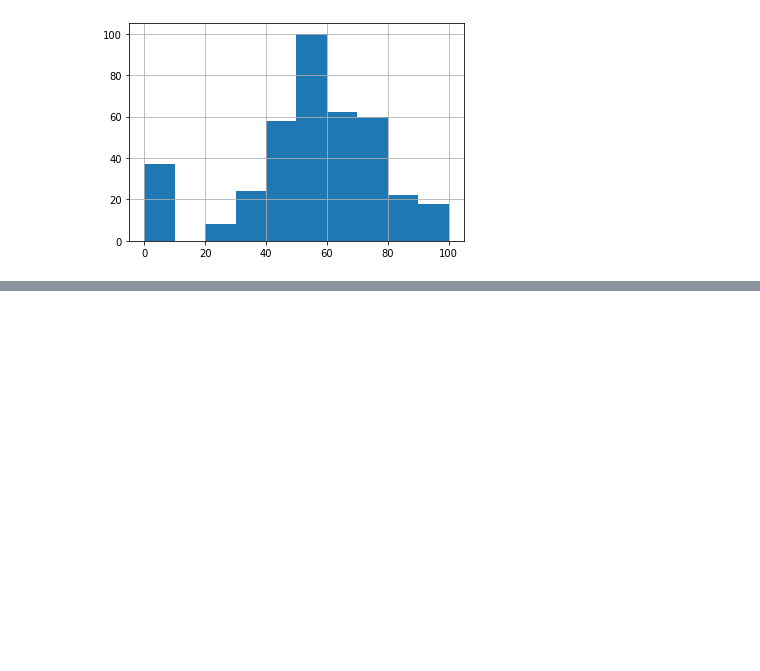
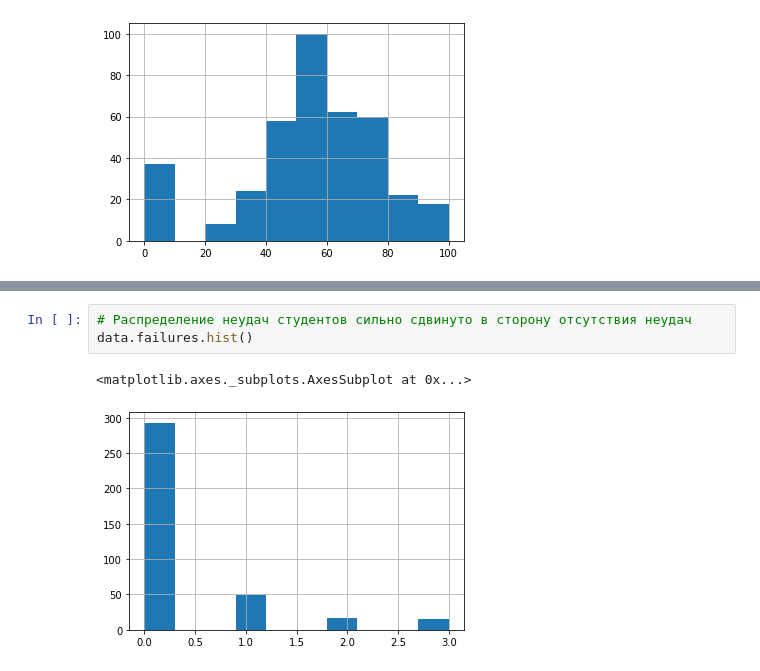
Before and after one commit to aberkoveo/skillfactory, a Jupyter notebook: Projects/Project_2/stud_math_EDA.ipynb, the cells around one changed output, grey strips where cells are left out. Saved outputs shown, nothing was run; the diff lists cells and outputs as text; blank space fills up the shorter version.

```diff
--- a/Projects/Project_2/stud_math_EDA.ipynb
+++ b/Projects/Project_2/stud_math_EDA.ipynb
@@ -110,0 +148,6 @@ Name: score, dtype: int64
+# %%
+# Распределение неудач студентов сильно сдвинуто в сторону отсутствия неудач
+data.failures.hist()
+# %% [output]
+<matplotlib.axes._subplots.AxesSubplot at 0x...>
+[figure, added]
```
Also changed, not shown: parts of 11 cells of this notebook, 1 other file.
